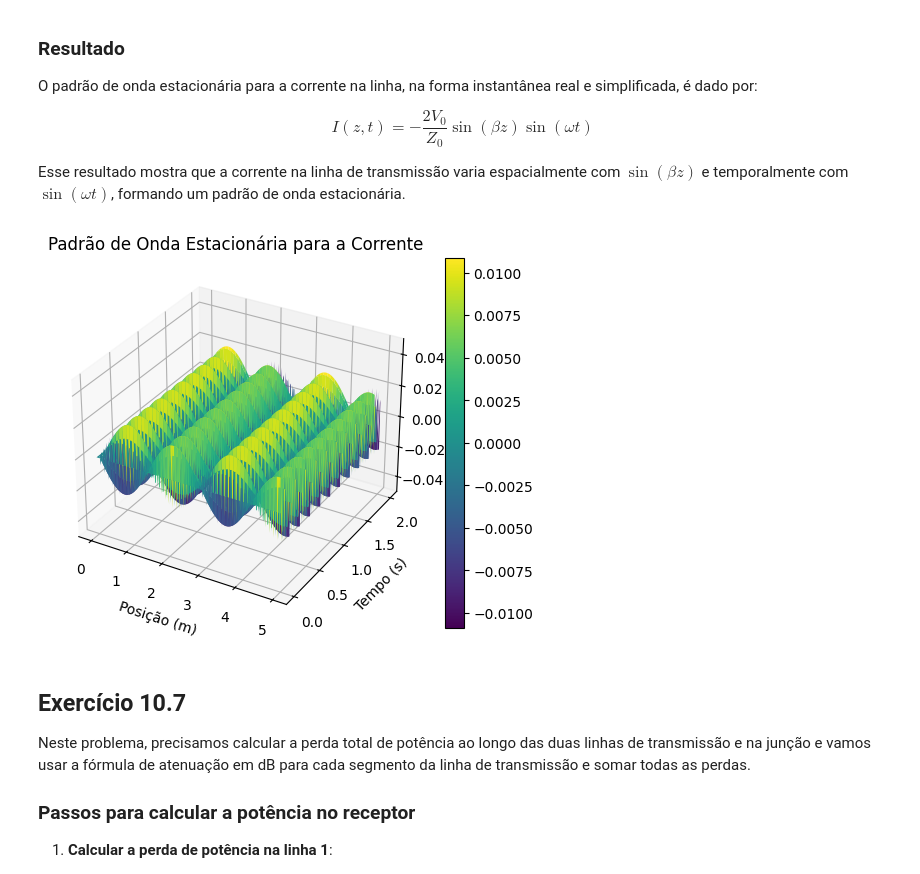
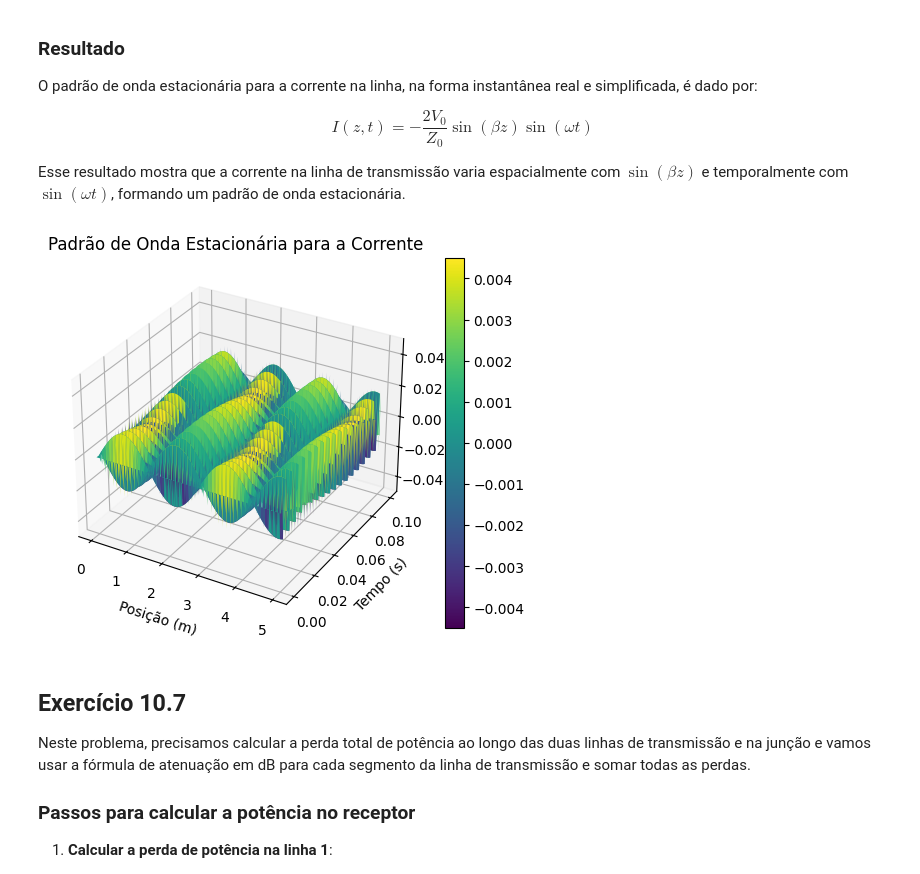
Before and after one commit to roberto1929/cadernos_jupyter, a Jupyter notebook: capitulo_10.ipynb, the cells around one changed output. Saved outputs shown, nothing was run; the diff lists cells and outputs as text; code cells hidden in the pictures.

```diff
--- a/capitulo_10.ipynb
+++ b/capitulo_10.ipynb
@@ -434,35 +434,35 @@ Z0 = 93.6 - 3.64j  # Impedância característica (Ω)
 
 # Definir uma função para calcular a corrente instantânea real
 def corrente(z, t, V0, beta, omega, Z0):
     return -2 * V0 / np.abs(Z0) * np.sin(beta * z) * np.sin(omega * t)
 
 # Gerar dados para visualização
 z = np.linspace(0, 5, 200)  # Posição ao longo da linha de transmissão (reduzida para 0 a 5 m)
-t = np.linspace(0, 2, 200)   # Tempo (s)
+t = np.linspace(0, 0.1, 200)   # Tempo reduzido (s)
 
 # Criar uma grade para z e t
 Z, T = np.meshgrid(z, t)
 
 # Calcular a corrente ao longo da linha e no tempo
 I = corrente(Z, T, V0, beta, omega, Z0)
 
 # Plotar a corrente ao longo da linha de transmissão
 fig = plt.figure()
 ax = fig.add_subplot(111, projection='3d')
 surf = ax.plot_surface(Z, T, I, cmap='viridis')
 
 # Configurar rótulos, título e limites dos eixos
 ax.set_xlabel('Posição (m)')
 ax.set_ylabel('Tempo (s)')
 ax.set_zlabel('Corrente (A)')
 ax.set_title('Padrão de Onda Estacionária para a Corrente')
 ax.set_zlim(-0.05, 0.05)  # Limitar a corrente para melhorar a visualização
 
 # Mostrar o gráfico
 plt.colorbar(surf)
 plt.show()
 # %% [output]
-[figure, old version]
+[figure, new version]
 # %% [markdown]
 ## Exercício 10.7
 
```
Also changed, not shown: 1 other file.
